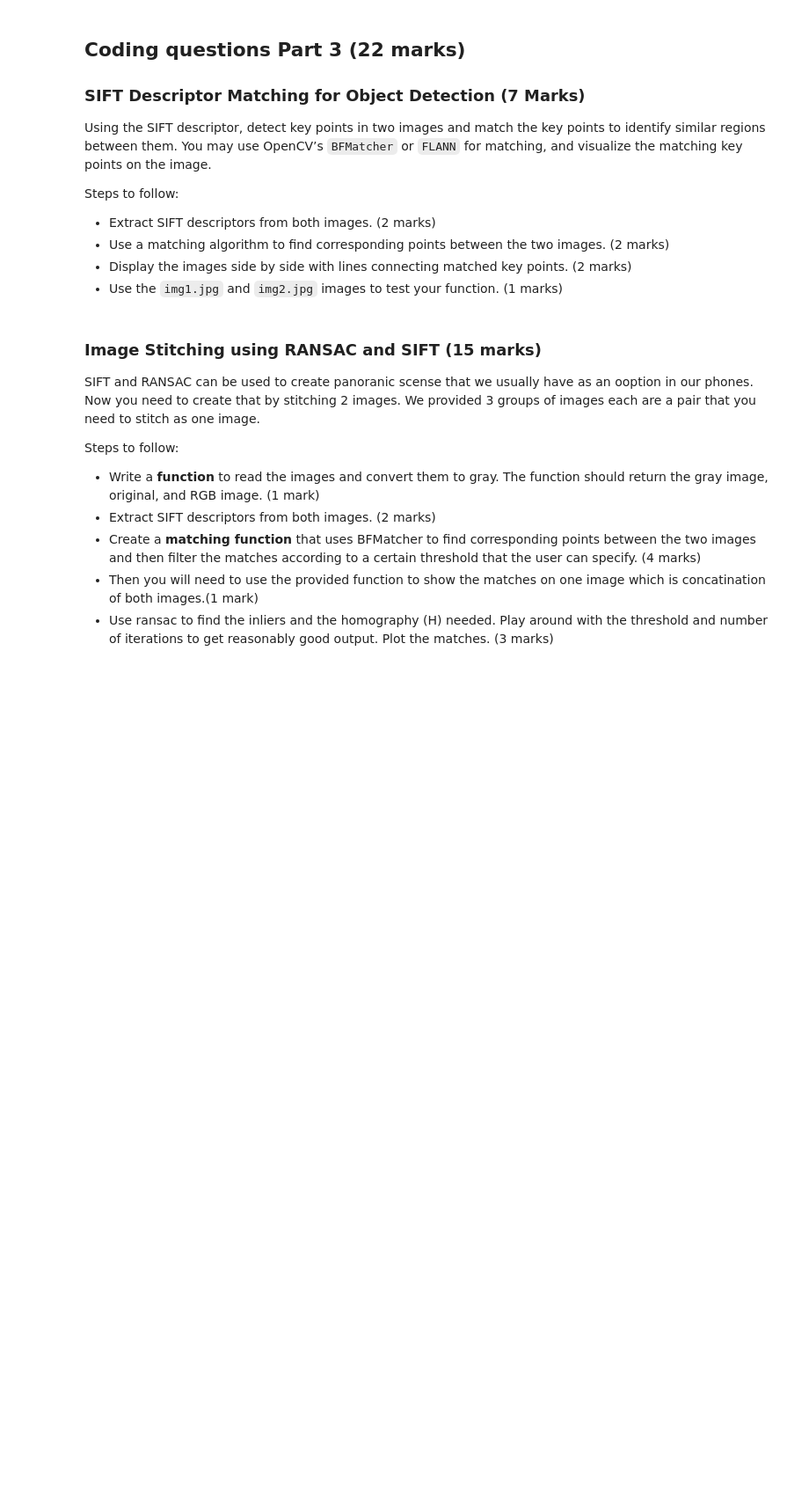
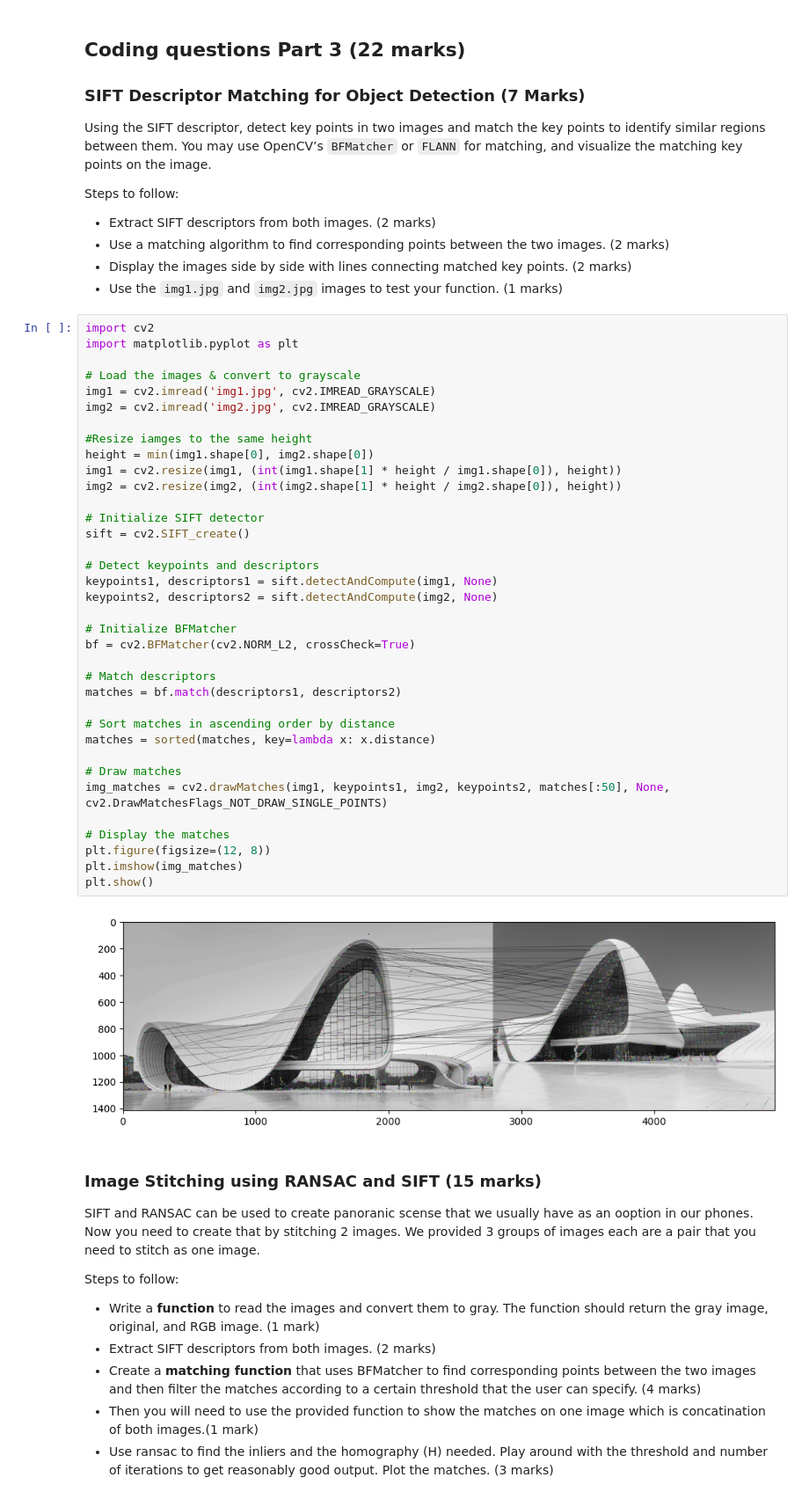
Before and after one commit to omaraboelfadl/COE49413-S25-Group-1, a Jupyter notebook: CV HW2/CV HW 2.ipynb, the cells around one changed output. Shown at 88% size. Saved outputs shown, nothing was run; the diff lists cells and outputs as text; blank space fills up the shorter version.

Commit message:
Update CV HW 2.ipynb
Completed SIFT Descriptor matching for object detection (7 marks)

```diff
--- a/CV HW2/CV HW 2.ipynb
+++ b/CV HW2/CV HW 2.ipynb
@@ -106,6 +106,44 @@ Steps to follow:
 - Use a matching algorithm to find corresponding points between the two images. (2 marks)
 - Display the images side by side with lines connecting matched key points. (2 marks)
 - Use the `img1.jpg` and `img2.jpg` images to test your function. (1 marks)
+# %%
+import cv2
+import matplotlib.pyplot as plt
+
+# Load the images & convert to grayscale
+img1 = cv2.imread('img1.jpg', cv2.IMREAD_GRAYSCALE)
+img2 = cv2.imread('img2.jpg', cv2.IMREAD_GRAYSCALE)
+
+#Resize iamges to the same height
+height = min(img1.shape[0], img2.shape[0])
+img1 = cv2.resize(img1, (int(img1.shape[1] * height / img1.shape[0]), height))
+img2 = cv2.resize(img2, (int(img2.shape[1] * height / img2.shape[0]), height))
+
+# Initialize SIFT detector
+sift = cv2.SIFT_create()
+
+# Detect keypoints and descriptors
+keypoints1, descriptors1 = sift.detectAndCompute(img1, None)
+keypoints2, descriptors2 = sift.detectAndCompute(img2, None)
+
+# Initialize BFMatcher
+bf = cv2.BFMatcher(cv2.NORM_L2, crossCheck=True)
+
+# Match descriptors
+matches = bf.match(descriptors1, descriptors2)
+
+# Sort matches in ascending order by distance
+matches = sorted(matches, key=lambda x: x.distance)
+
+# Draw matches
+img_matches = cv2.drawMatches(img1, keypoints1, img2, keypoints2, matches[:50], None, cv2.DrawMatchesFlags_NOT_DRAW_SINGLE_POINTS)
+
+# Display the matches
+plt.figure(figsize=(12, 8))
+plt.imshow(img_matches)
+plt.show()
+# %% [output]
+[figure, added]
 # %% [markdown]
 ### Image Stitching using RANSAC and SIFT (15 marks)
 SIFT and RANSAC can be used to create panoranic scense that we usually have as an ooption in our phones. Now you need to create that by stitching 2 images. We provided 3 groups of images each are a pair that you need to stitch as one image.
```
